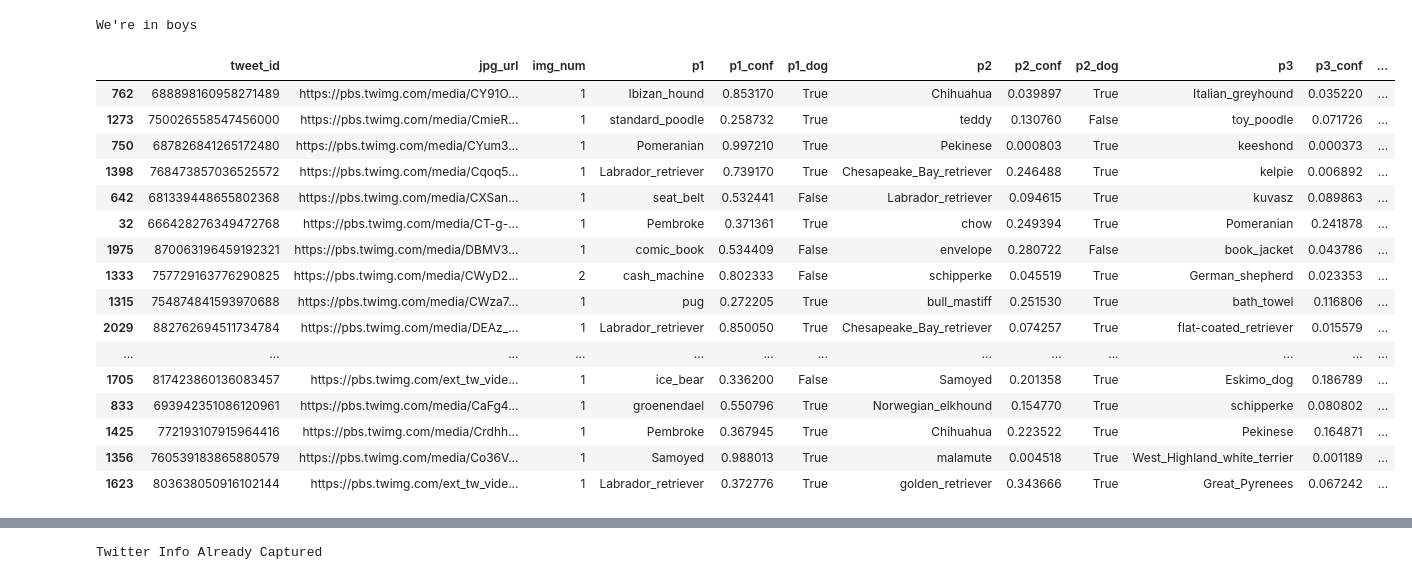
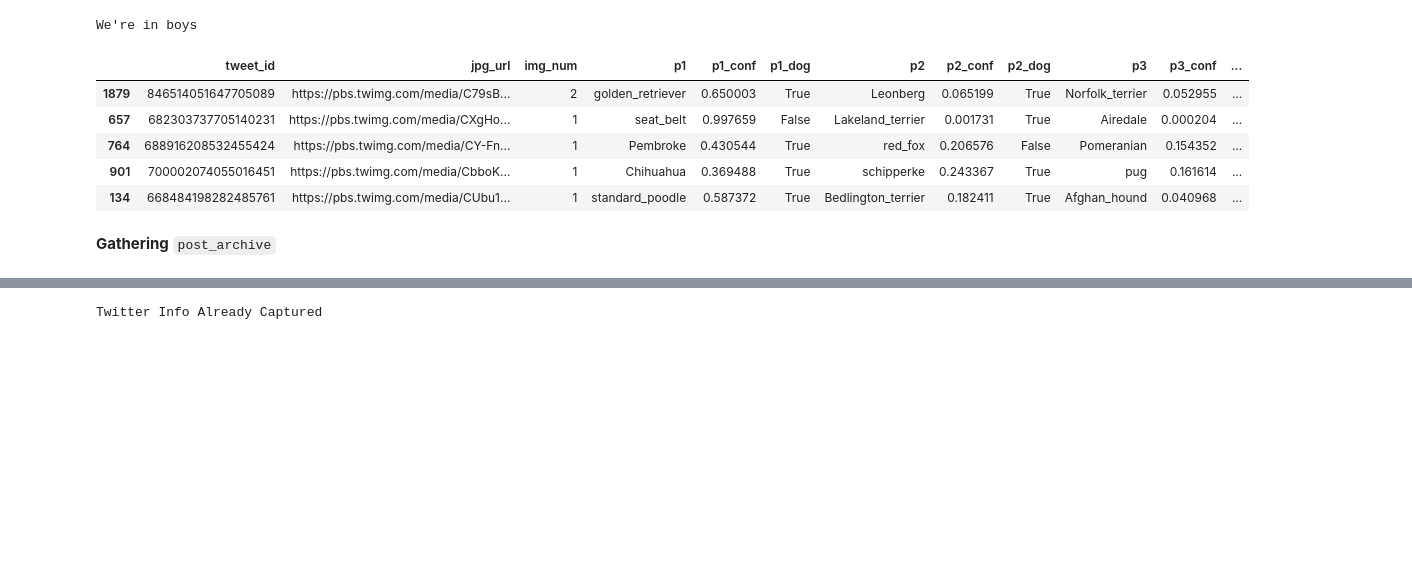
Before and after one commit to GarrettMarkScott/WeRateDogs_Twitter_Analysis, a Jupyter notebook: WeRateDogs_Notebook.ipynb, the cells around one changed output, grey strips where cells are left out. Saved outputs shown, nothing was run; the diff lists cells and outputs as text; code cells hidden in the pictures; blank space fills up the shorter version.

```diff
--- a/WeRateDogs_Notebook.ipynb
+++ b/WeRateDogs_Notebook.ipynb
@@ -19,25 +46,16 @@ We're in boys
 with open('image_predictions.tsv', 'wb') as file:
     file.write(response.content)
 # %%
-img_prediction = pd.read_csv('image_predictions.tsv', delimiter='\t')
-img_prediction.sample(20)
+img_predictions = pd.read_csv('image_predictions.tsv', delimiter='\t')
+img_predictions.sample(5)
 # %% [output]
 |  | tweet_id | jpg_url | img_num | p1 | p1_conf | p1_dog | p2 | p2_conf | p2_dog | p3 | p3_conf | ... |
-| 762 | 688898160958271489 | https://pbs.twimg.com/media/CY91O... | 1 | Ibizan_hound | 0.853170 | True | Chihuahua | 0.039897 | True | Italian_greyhound | 0.035220 | ... |
-| 1273 | 750026558547456000 | https://pbs.twimg.com/media/CmieR... | 1 | standard_poodle | 0.258732 | True | teddy | 0.130760 | False | toy_poodle | 0.071726 | ... |
-| 750 | 687826841265172480 | https://pbs.twimg.com/media/CYum3... | 1 | Pomeranian | 0.997210 | True | Pekinese | 0.000803 | True | keeshond | 0.000373 | ... |
-| 1398 | 768473857036525572 | https://pbs.twimg.com/media/Cqoq5... | 1 | Labrador_retriever | 0.739170 | True | Chesapeake_Bay_retriever | 0.246488 | True | kelpie | 0.006892 | ... |
-| 642 | 681339448655802368 | https://pbs.twimg.com/media/CXSan... | 1 | seat_belt | 0.532441 | False | Labrador_retriever | 0.094615 | True | kuvasz | 0.089863 | ... |
-| 32 | 666428276349472768 | https://pbs.twimg.com/media/CT-g-... | 1 | Pembroke | 0.371361 | True | chow | 0.249394 | True | Pomeranian | 0.241878 | ... |
-| 1975 | 870063196459192321 | https://pbs.twimg.com/media/DBMV3... | 1 | comic_book | 0.534409 | False | envelope | 0.280722 | False | book_jacket | 0.043786 | ... |
-| 1333 | 757729163776290825 | https://pbs.twimg.com/media/CWyD2... | 2 | cash_machine | 0.802333 | False | schipperke | 0.045519 | True | German_shepherd | 0.023353 | ... |
-| 1315 | 754874841593970688 | https://pbs.twimg.com/media/CWza7... | 1 | pug | 0.272205 | True | bull_mastiff | 0.251530 | True | bath_towel | 0.116806 | ... |
-| 2029 | 882762694511734784 | https://pbs.twimg.com/media/DEAz_... | 1 | Labrador_retriever | 0.850050 | True | Chesapeake_Bay_retriever | 0.074257 | True | flat-coated_retriever | 0.015579 | ... |
-| ... | ... | ... | ... | ... | ... | ... | ... | ... | ... | ... | ... | ... |
-| 1705 | 817423860136083457 | https://pbs.twimg.com/ext_tw_vide... | 1 | ice_bear | 0.336200 | False | Samoyed | 0.201358 | True | Eskimo_dog | 0.186789 | ... |
-| 833 | 693942351086120961 | https://pbs.twimg.com/media/CaFg4... | 1 | groenendael | 0.550796 | True | Norwegian_elkhound | 0.154770 | True | schipperke | 0.080802 | ... |
-| 1425 | 772193107915964416 | https://pbs.twimg.com/media/Crdhh... | 1 | Pembroke | 0.367945 | True | Chihuahua | 0.223522 | True | Pekinese | 0.164871 | ... |
-| 1356 | 760539183865880579 | https://pbs.twimg.com/media/Co36V... | 1 | Samoyed | 0.988013 | True | malamute | 0.004518 | True | West_Highland_white_terrier | 0.001189 | ... |
-| 1623 | 803638050916102144 | https://pbs.twimg.com/ext_tw_vide... | 1 | Labrador_retriever | 0.372776 | True | golden_retriever | 0.343666 | True | Great_Pyrenees | 0.067242 | ... |
+| 1879 | 846514051647705089 | https://pbs.twimg.com/media/C79sB... | 2 | golden_retriever | 0.650003 | True | Leonberg | 0.065199 | True | Norfolk_terrier | 0.052955 | ... |
+| 657 | 682303737705140231 | https://pbs.twimg.com/media/CXgHo... | 1 | seat_belt | 0.997659 | False | Lakeland_terrier | 0.001731 | True | Airedale | 0.000204 | ... |
+| 764 | 688916208532455424 | https://pbs.twimg.com/media/CY-Fn... | 1 | Pembroke | 0.430544 | True | red_fox | 0.206576 | False | Pomeranian | 0.154352 | ... |
+| 901 | 700002074055016451 | https://pbs.twimg.com/media/CbboK... | 1 | Chihuahua | 0.369488 | True | schipperke | 0.243367 | True | pug | 0.161614 | ... |
+| 134 | 668484198282485761 | https://pbs.twimg.com/media/CUbu1... | 1 | standard_poodle | 0.587372 | True | Bedlington_terrier | 0.182411 | True | Afghan_hound | 0.040968 | ... |
+# %% [markdown]
+**Gathering** `post_archive`
 # %%
 post_archive = pd.read_csv('twitter-archive-enhanced.csv')
```
Also changed, not shown: parts of 27 cells of this notebook, 1 other file.
